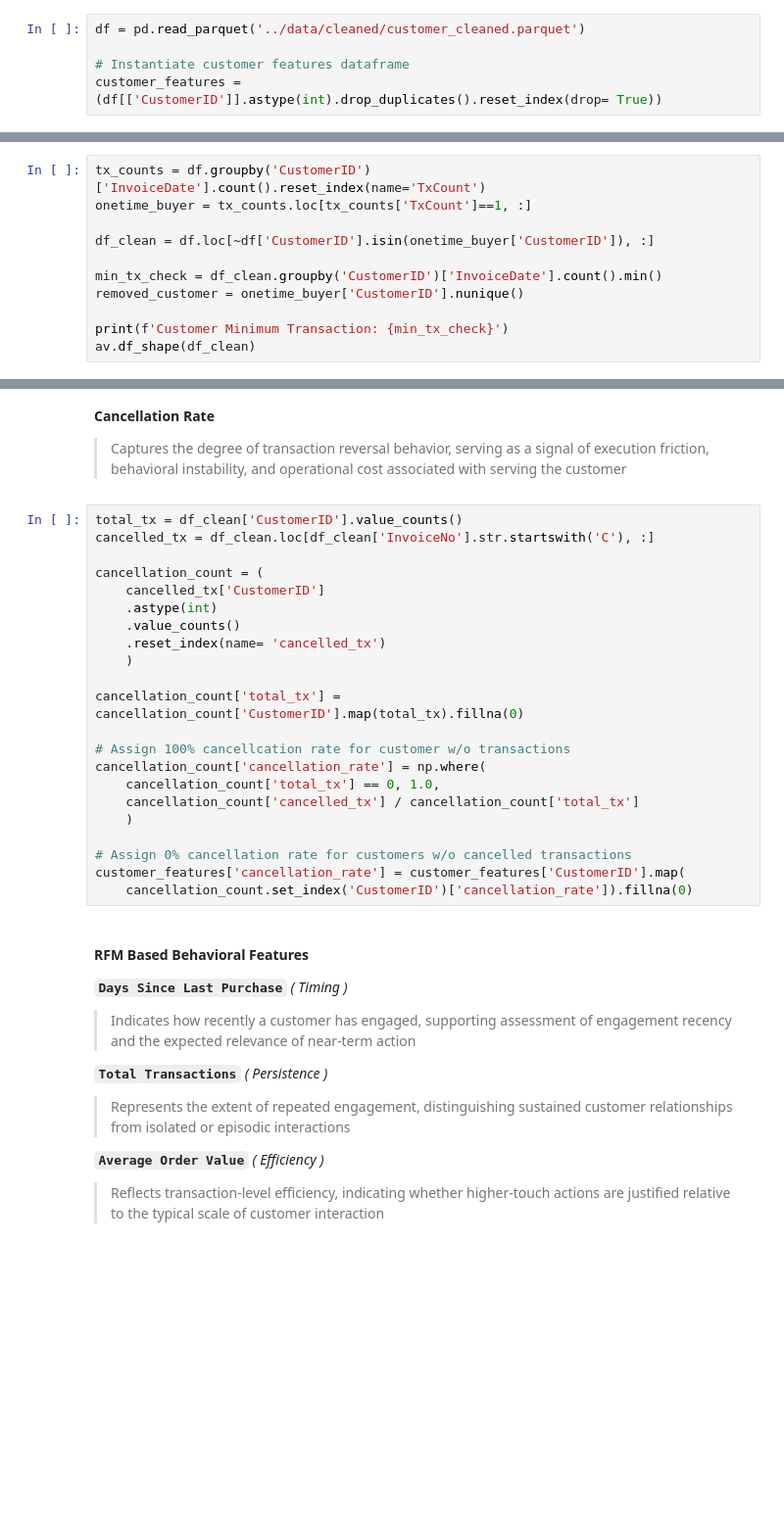
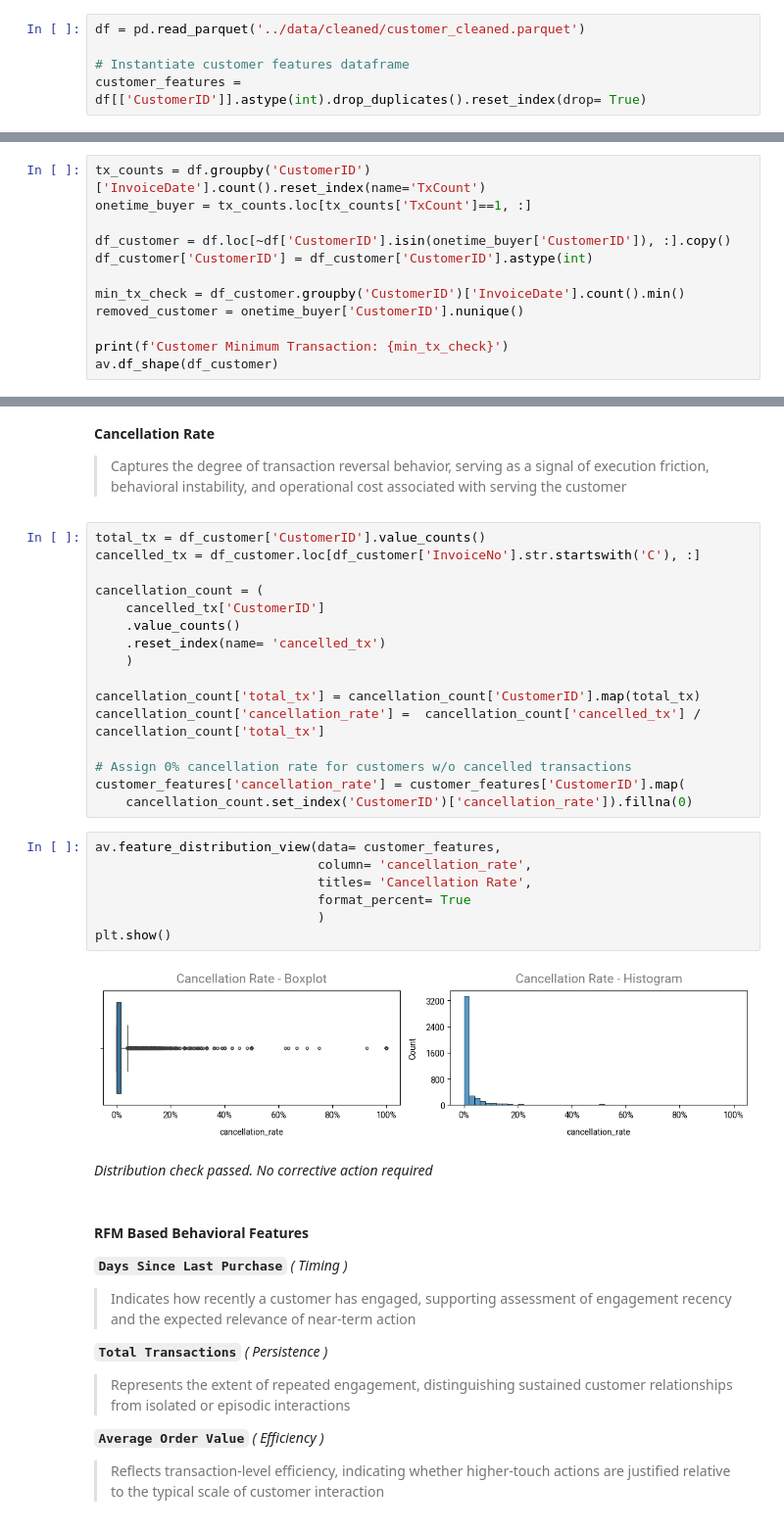
Before and after one commit to BLMgithub/customer-action-prioritization, a Jupyter notebook: notebooks/02_feature_engineering.ipynb, the cells around one changed output, grey strips where cells are left out. Shown at 98% size. Saved outputs shown, nothing was run; the diff lists cells and outputs as text; blank space fills up the shorter version.

Commit message:
02_feature_engineering: finalized behavioral features - documented feature definitions and rationale - created customer behavioral centric dataset - started dimensionality reduction

```diff
--- a/notebooks/02_feature_engineering.ipynb
+++ b/notebooks/02_feature_engineering.ipynb
@@ -41,7 +41,7 @@ plot_settings.set()
 df = pd.read_parquet('../data/cleaned/customer_cleaned.parquet')
 
 # Instantiate customer features dataframe
-customer_features = (df[['CustomerID']].astype(int).drop_duplicates().reset_index(drop= True))
+customer_features = df[['CustomerID']].astype(int).drop_duplicates().reset_index(drop= True)
 # %% [markdown]
 <br>
 
@@ -55,13 +55,14 @@ customer_features = (df[['CustomerID']].astype(int).drop_duplicates().reset_inde
 tx_counts = df.groupby('CustomerID')['InvoiceDate'].count().reset_index(name='TxCount')
 onetime_buyer = tx_counts.loc[tx_counts['TxCount']==1, :]
 
-df_clean = df.loc[~df['CustomerID'].isin(onetime_buyer['CustomerID']), :]
+df_customer = df.loc[~df['CustomerID'].isin(onetime_buyer['CustomerID']), :].copy()
+df_customer['CustomerID'] = df_customer['CustomerID'].astype(int)
 
-min_tx_check = df_clean.groupby('CustomerID')['InvoiceDate'].count().min()
+min_tx_check = df_customer.groupby('CustomerID')['InvoiceDate'].count().min()
 removed_customer = onetime_buyer['CustomerID'].nunique()
 
 print(f'Customer Minimum Transaction: {min_tx_check}')
-av.df_shape(df_clean)
+av.df_shape(df_customer)
 # %% [output]
 Customer Minimum Transaction: 2
 Total Rows: 313,096
@@ -81,27 +82,32 @@ Constructs customer-level behavioral features that focus on:
 **Cancellation Rate**
 >Captures the degree of transaction reversal behavior, serving as a signal of execution friction, behavioral instability, and operational cost associated with serving the customer
 # %%
-total_tx = df_clean['CustomerID'].value_counts()
-cancelled_tx = df_clean.loc[df_clean['InvoiceNo'].str.startswith('C'), :]
+total_tx = df_customer['CustomerID'].value_counts()
+cancelled_tx = df_customer.loc[df_customer['InvoiceNo'].str.startswith('C'), :]
 
 cancellation_count = (
     cancelled_tx['CustomerID']
-    .astype(int)
     .value_counts()
     .reset_index(name= 'cancelled_tx')
     )
 
-cancellation_count['total_tx'] = cancellation_count['CustomerID'].map(total_tx).fillna(0)
-
-# Assign 100% cancellcation rate for customer w/o transactions
-cancellation_count['cancellation_rate'] = np.where(
-    cancellation_count['total_tx'] == 0, 1.0,
-    cancellation_count['cancelled_tx'] / cancellation_count['total_tx']
-    )
+cancellation_count['total_tx'] = cancellation_count['CustomerID'].map(total_tx)
+cancellation_count['cancellation_rate'] =  cancellation_count['cancelled_tx'] / cancellation_count['total_tx']
 
 # Assign 0% cancellation rate for customers w/o cancelled transactions
 customer_features['cancellation_rate'] = customer_features['CustomerID'].map(
     cancellation_count.set_index('CustomerID')['cancellation_rate']).fillna(0)
+# %%
+av.feature_distribution_view(data= customer_features,
+                             column= 'cancellation_rate',
+                             titles= 'Cancellation Rate',
+                             format_percent= True
+                             )
+plt.show()
+# %% [output]
+[figure, added]
+# %% [markdown]
+*Distribution check passed. No corrective action required*
 # %% [markdown]
 <br>
 
```
Also changed, not shown: parts of 16 cells of this notebook, 6 other files.
